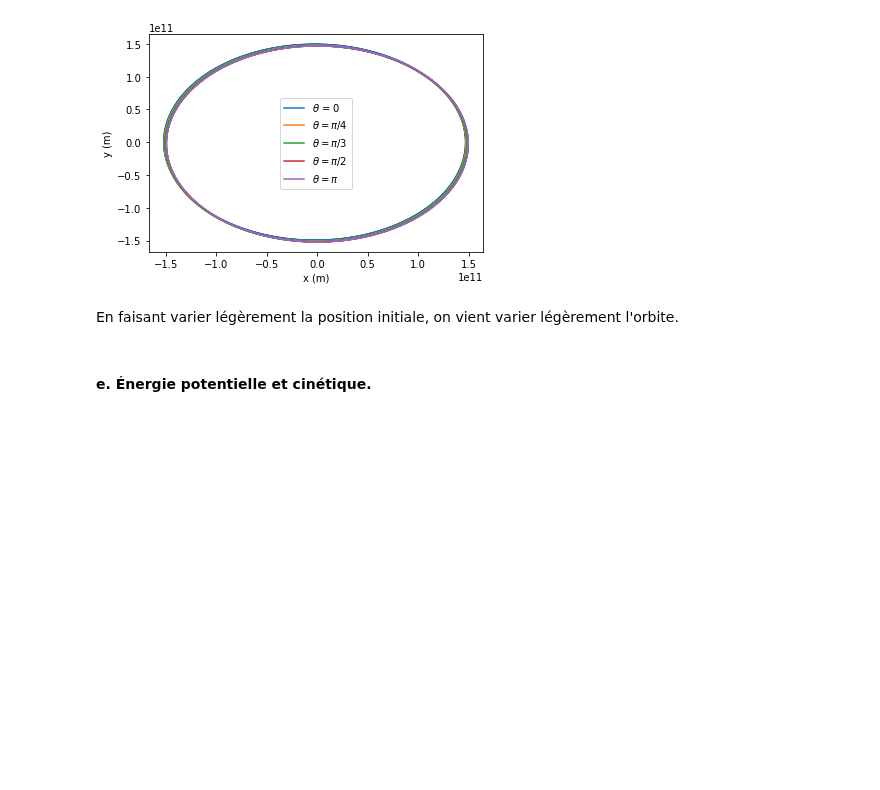
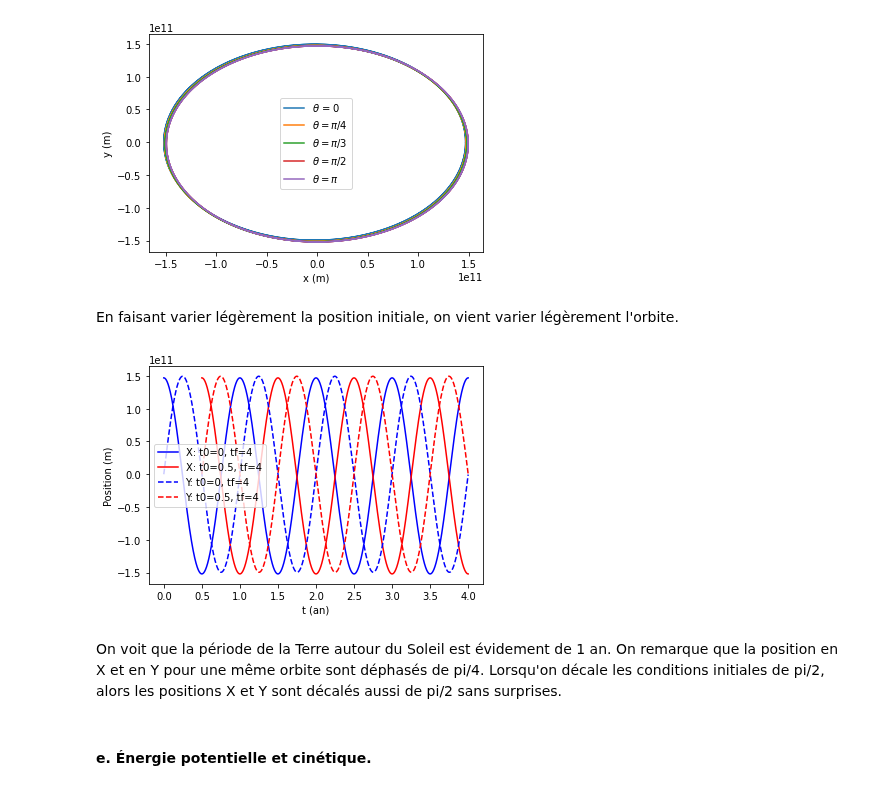
Before and after one commit to essheh/PHYZ_NUM, a Jupyter notebook: TP3/TP3_Boissinnot_Gaudreault_LessardH.ipynb, the cells around one changed output. Drawn from its saved outputs; the diff is of its cells as text; code cells hidden in the pictures; blank space fills up the shorter version.

```diff
--- a/TP3/TP3_Boissinnot_Gaudreault_LessardH.ipynb
+++ b/TP3/TP3_Boissinnot_Gaudreault_LessardH.ipynb
@@ -367,7 +367,7 @@ def f(r):
 def orbite(t_0,t_f,x0,y0,vx0,vy0):
     xn = []
     yn = []
-    tn = np.arange(t_0, t_f, h) #liste de temps entre t_0 et T_f avec un pas h
+    tn = np.arange(t_0, t_f, h) #liste de temps entre t_0 et T_f avec un pas h.
     r = np.array([x0, vx0, y0, vy0])
     #Premier pas
     demi = 0.5 * h * f(r)
@@ -384,7 +384,7 @@ def orbite(t_0,t_f,x0,y0,vx0,vy0):
         demi = 0.5 * h * f(r)
         vxn += k[1]
         vyn+= k[3]
-    return xn,yn #Valeurs de positions en x et y pour tous les temps
+    return xn,yn,tn #Valeurs de positions en x et y pour tous les temps
 # %%
 # Valeurs initiales
 
@@ -418,6 +418,23 @@ plt.show()
 [figure]
 # %% [markdown]
 En faisant varier légèrement la position initiale, on vient varier légèrement l'orbite.
+# %%
+# 2 orbites à des périodes différentes
+x1,y1,t1 = orbite(0,4,p,0,0,vt)
+x2,y2,t2 = orbite(0.5,4,p,0,0,vt)
+plt.plot(t1,x1,'b',label = 'X: t0=0, tf=4')
+plt.plot(t2,x2,'r',label = 'X: t0=0.5, tf=4')
+plt.plot(t1,y1,'--b',label = 'Y: t0=0, tf=4')
+plt.plot(t2,y2,'--r',label = 'Y: t0=0.5, tf=4')
+
+plt.legend()
+plt.ylabel('Position (m)')
+plt.xlabel('t (an)')
+plt.show()
+# %% [output]
+[figure, added]
+# %% [markdown]
+On voit que la période de la Terre autour du Soleil est évidement de 1 an. On remarque que la position en X et en Y pour une même orbite sont déphasés de pi/4. Lorsqu'on décale les conditions initiales de pi/2, alors les positions X et Y sont décalés aussi de pi/2 sans surprises.
 # %% [markdown]
 #### e. Énergie potentielle et cinétique.
 # %%
```
Also changed, not shown: parts of 13 cells of this notebook.
